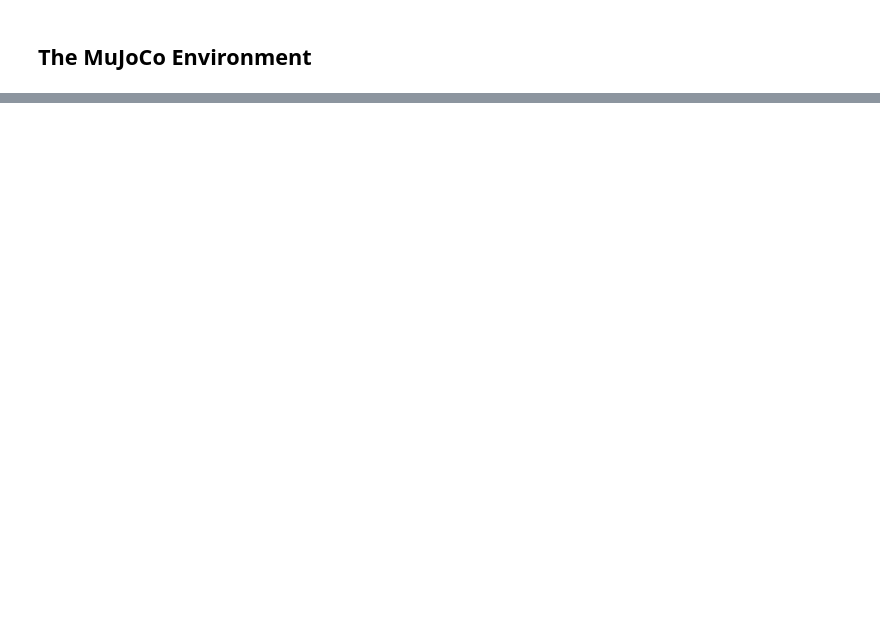
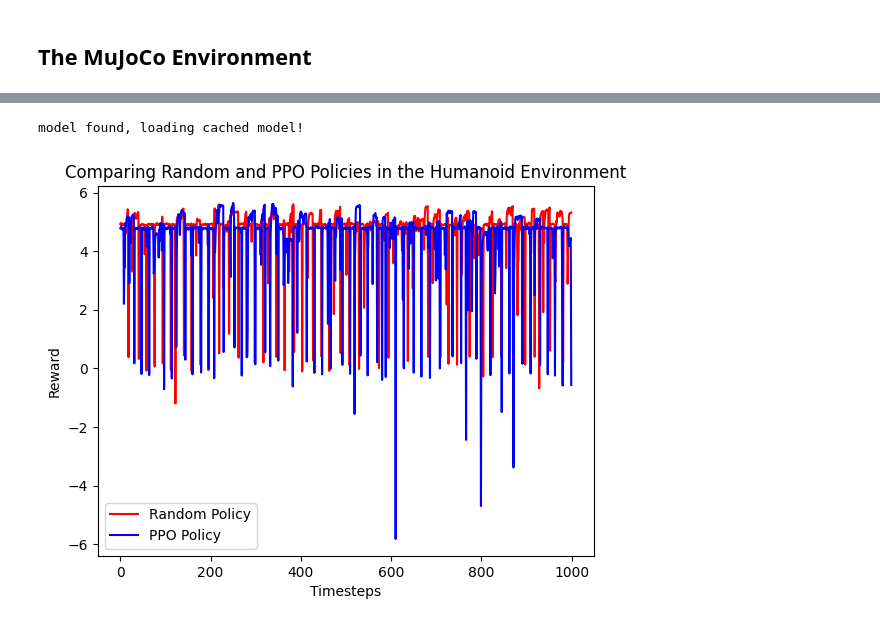
Before and after one commit to SeanSteinle/cs757-final-project, a Jupyter notebook: notebooks/gymnasium_basics.ipynb, the cells around one changed output, grey strips where cells are left out. Cells and saved outputs as stored; diff of their text form; code cells hidden in the pictures; blank space fills up the shorter version.

```diff
--- a/notebooks/gymnasium_basics.ipynb
+++ b/notebooks/gymnasium_basics.ipynb
@@ -70,0 +133,25 @@ for env in environments:
+# %%
+timesteps = 1000
+random_rewards = play_agent('Humanoid-v5', None, timesteps)
+# %%
+if f'humanoid_{timesteps}.zip' not in os.listdir("../models/"):
+    print(f"no model found, training new model for {timesteps} timesteps")
+    humanoid_model = train_agent('Humanoid-v5', timesteps) #train humanoid model
+    humanoid_model.save(f"../models/humanoid_{timesteps}")
+else:
+    print(f"model found, loading cached model!")
+    humanoid_model = PPO.load(f"../models/humanoid_{timesteps}.zip")
+trained_rewards = play_agent('Humanoid-v5', humanoid_model, timesteps) #test humanoid model
+# %% [output]
+model found, loading cached model!
+# %%
+#compare random and trained policy results visually!
+plt.plot(range(timesteps), random_rewards, color='red', label='Random Policy')
+plt.plot(range(timesteps), trained_rewards, color='blue', label='PPO Policy')
+plt.xlabel("Timesteps")
+plt.ylabel("Reward")
+plt.title("Comparing Random and PPO Policies in the Humanoid Environment")
+plt.legend()
+plt.show()
+# %% [output]
+[figure, added]
```
Also changed, not shown: parts of 20 cells of this notebook, 1 other file.
